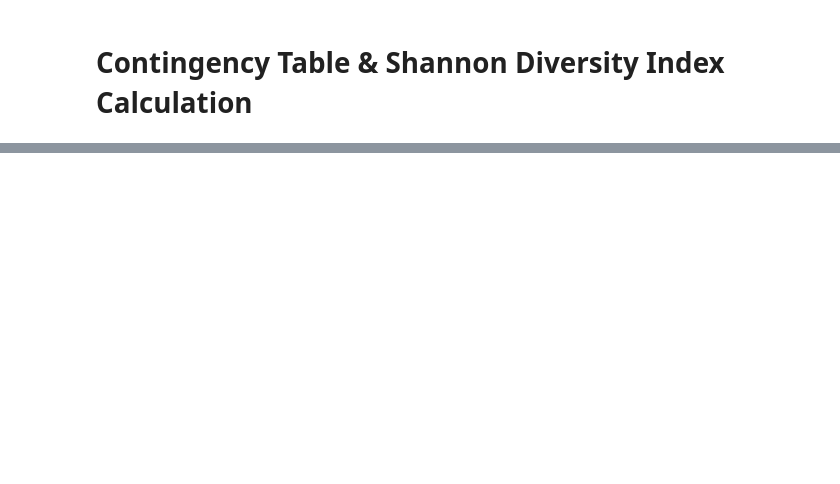
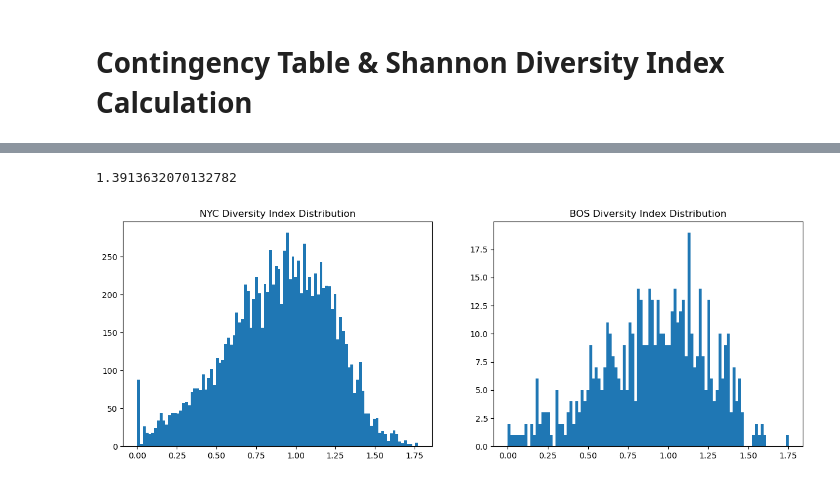
Before and after one commit to emj1020/RacialDotMap_DiversityIndex, a Jupyter notebook: Scripts/03_BOS_NYC_Comparitive_Analysis.ipynb, the cells around one changed output, grey strips where cells are left out. Cells and saved outputs as stored; diff of their text form; code cells hidden in the pictures; blank space fills up the shorter version.

```diff
--- a/Scripts/03_BOS_NYC_Comparitive_Analysis.ipynb
+++ b/Scripts/03_BOS_NYC_Comparitive_Analysis.ipynb
@@ -369,0 +286,4 @@ def is_normal(x):
+# %%
+BOS_Hx, BOS_DI = get_diversity_index(acs5_blockgroup_BOS,column_vals[1:])
+BOS_DI['H_x_norm'] = BOS_DI['H_x'] * BOS_DI['Total in Block Group'] / BOS_DI['Total in Block Group'].sum() *1000
+BOS_DI.head()
@@ -369,0 +298,14 @@ def is_normal(x):
+# %%
+BOS_Hx
+# %% [output]
+1.3913632070132782
+# %%
+fig, ax = plt.subplots(1,2, figsize = (15,5))
+
+ax[0].hist(NYC_DI['H_x'], bins = 100)
+ax[0].set_title('NYC Diversity Index Distribution')
+ax[1].hist(BOS_DI['H_x'], bins = 100)
+ax[1].set_title('BOS Diversity Index Distribution')
+plt.show()
+# %% [output]
+[figure, added]
```
Also changed, not shown: parts of 39 cells of this notebook, 17 other files.
